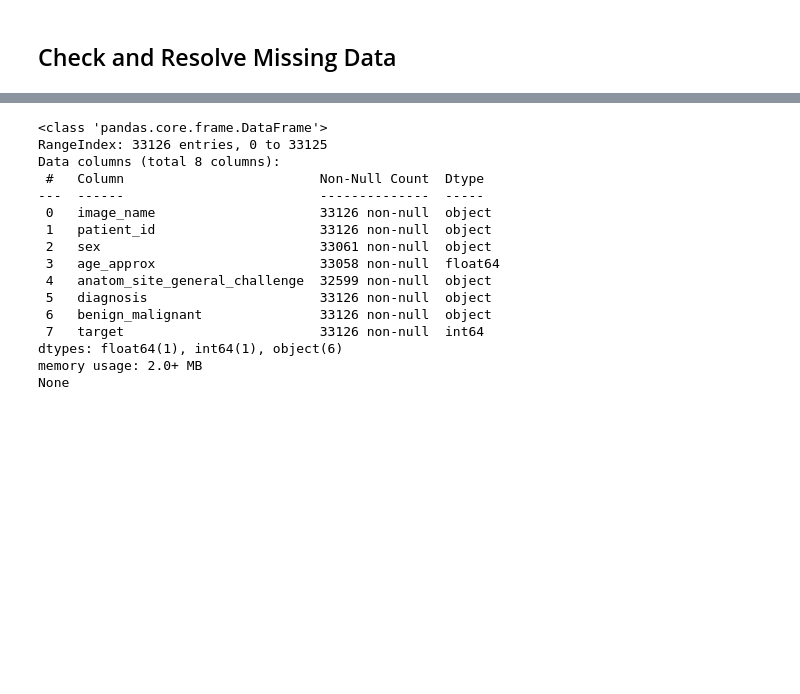
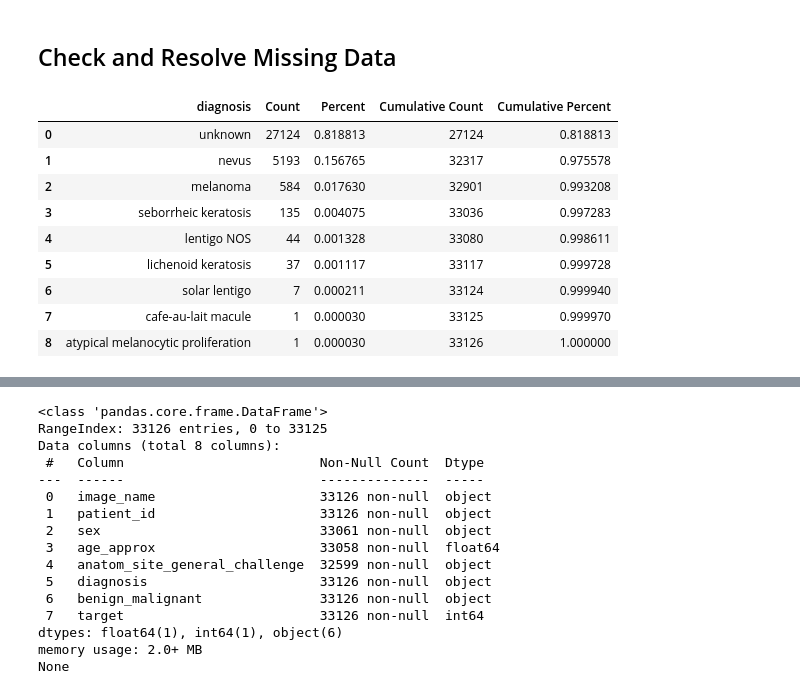
Before and after one commit to JsyPhil/2020-Melanoma-Comp, a Jupyter notebook: CSV-Missing-Data-080620.ipynb, the cells around one changed output, grey strips where cells are left out. Cells and saved outputs as stored; diff of their text form; code cells hidden in the pictures; blank space fills up the shorter version.

```diff
--- a/CSV-Missing-Data-080620.ipynb
+++ b/CSV-Missing-Data-080620.ipynb
@@ -23,3 +26,16 @@ def divide_df(all_data):
 df_all = concat_df(csv_train_file, csv_test_file)
 
 dfs = [csv_train_file, csv_test_file]
+# %%
+csv_train_file.stb.freq(['diagnosis'])
+# %% [output]
+|  | diagnosis | Count | Percent | Cumulative Count | Cumulative Percent |
+| 0 | unknown | 27124 | 0.818813 | 27124 | 0.818813 |
+| 1 | nevus | 5193 | 0.156765 | 32317 | 0.975578 |
+| 2 | melanoma | 584 | 0.017630 | 32901 | 0.993208 |
+| 3 | seborrheic keratosis | 135 | 0.004075 | 33036 | 0.997283 |
+| 4 | lentigo NOS | 44 | 0.001328 | 33080 | 0.998611 |
+| 5 | lichenoid keratosis | 37 | 0.001117 | 33117 | 0.999728 |
+| 6 | solar lentigo | 7 | 0.000211 | 33124 | 0.999940 |
+| 7 | cafe-au-lait macule | 1 | 0.000030 | 33125 | 0.999970 |
+| 8 | atypical melanocytic proliferation | 1 | 0.000030 | 33126 | 1.000000 |
```
Also changed, not shown: parts of 5 cells of this notebook.
